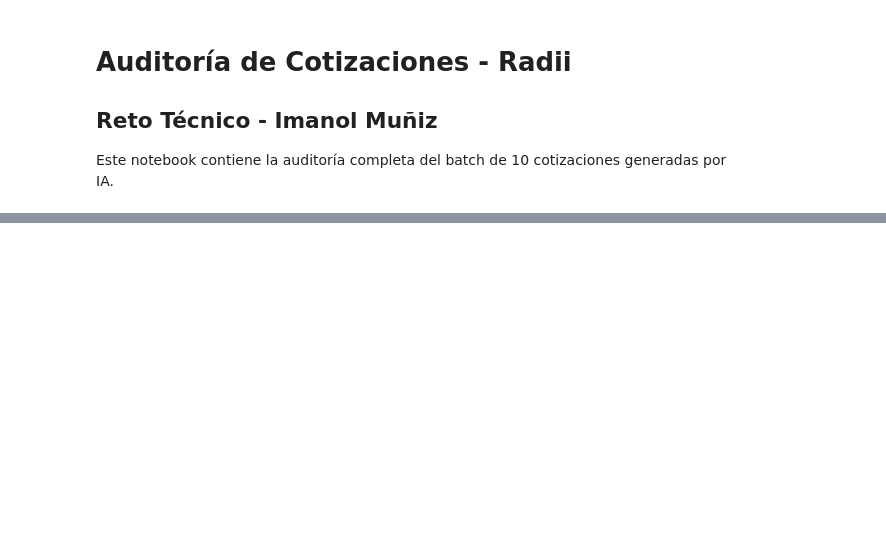
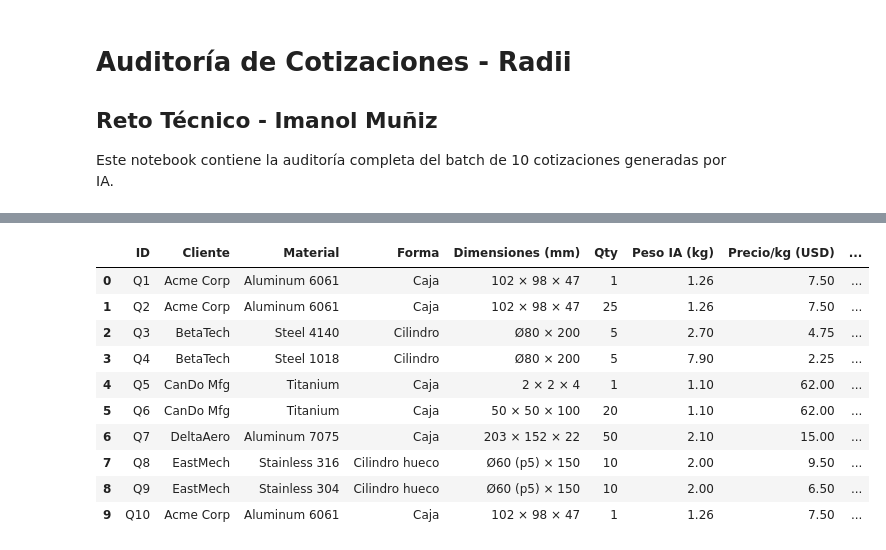
Before and after one commit to ViejoAgrio/radii_prueba_teorica, a Jupyter notebook: radii_test.ipynb, the cells around one changed output, grey strips where cells are left out. Cells and saved outputs as stored; diff of their text form; code cells hidden in the pictures; blank space fills up the shorter version.

```diff
--- a/radii_test.ipynb
+++ b/radii_test.ipynb
@@ -358,0 +191,78 @@ df_resumen
+# %%
+# Modelo realista de costo de mano de obra
+# Basado en: tiempo de maquinado estimado × tarifa horaria
+
+# Factores de complejidad por forma (horas base de maquinado)
+FACTORES_COMPLEJIDAD = {
+    'Caja': 2.5,           # Operaciones simples: 6 caras
+    'Cilindro': 1.8,       # Torneado: relativamente simple
+    'Cilindro hueco': 3.2  # Torneado + perforación interior: más complejo
+}
+
+# Tarifa horaria de maquinado CNC (USD/hora)
+TARIFA_HORA = 75  # Tarifa típica para CNC en manufactura
+
+costos_mano_obra = []
+precios_totales = []
+
+for idx, row in df_cotizaciones.iterrows():
+    forma = row['Forma']
+    peso = row['Peso calculado (kg)']
+    qty = row['Qty']
+    lead_time_dias = int(row['Lead Time'].split()[0])
+    costo_material = row['Costo material (USD)']
+    precio_IA = row['Precio Total IA']
+
+    # Tiempo base según complejidad de la forma
+    horas_base = FACTORES_COMPLEJIDAD[forma]
+
+    # Ajuste por tamaño/peso (piezas más grandes toman más tiempo)
+    # Escala logarítmica para evitar valores extremos
+    factor_peso = 1 + (math.log10(max(peso, 0.1)) * 0.3)
+
+    # Ajuste por cantidad (economías de escala)
+    # Primera pieza toma tiempo completo, las siguientes son más rápidas
+    if qty == 1:
+        factor_cantidad = 1.0
+    else:
+        # Primera pieza + resto con 70% del tiempo
+        horas_totales = horas_base + (horas_base * 0.7 * (qty - 1))
+        factor_cantidad = horas_totales / (horas_base * qty)
+
+    # Ajuste por urgencia (rush jobs)
+    factor_urgencia = 1.25 if lead_time_dias < 5 else 1.0
+
+    # Cálculo final de mano de obra
+    horas_efectivas = horas_base * factor_peso * factor_cantidad * factor_urgencia
+    costo_mano_obra = horas_efectivas * TARIFA_HORA
+
+    costos_mano_obra.append(round(costo_mano_obra, 2))
+
+    # Calcular Precio Total con margen 12% superior al de IA
+    # Primero calculamos el margen implícito de IA
+    costo_total = costo_material + costo_mano_obra
+
+    # Margen IA = (Precio IA - Costo Total) / Costo Total
+    margen_IA = (precio_IA - costo_total) / costo_total if costo_total > 0 else 0
+
+    # Nuestro margen será 12% superior (en puntos porcentuales)
+    margen_objetivo = margen_IA + 0.12
+
+    # Precio Total = Costo Total * (1 + Margen)
+    precio_total = costo_total * (1 + margen_objetivo)
+
+    precios_totales.append(round(precio_total, 2))
+
+# Agregar las nuevas columnas
+df_cotizaciones['Costo mano de obra (USD)'] = costos_mano_obra
+df_cotizaciones['Precio Total (USD)'] = precios_totales
+
+# Calcular y mostrar estadísticas
+print("Modelo de costo de mano de obra:")
+print(f"- Tarifa horaria: ${TARIFA_HORA}/hora")
+print(f"- Horas base por forma: {FACTORES_COMPLEJIDAD}")
+print(f"- Ajustes: peso, cantidad (economías de escala), urgencia (+25% si <5 días)")
+print(f"\nPrecio Total calculado con margen 12% superior al de IA")
+
+df_cotizaciones
+# %% [output]
@@ -358,0 +275,11 @@ df_resumen
+|  | ID | Cliente | Material | Forma | Dimensiones (mm) | Qty | Peso IA (kg) | Precio/kg (USD) | ... |
+| 0 | Q1 | Acme Corp | Aluminum 6061 | Caja | 102 × 98 × 47 | 1 | 1.26 | 7.50 | ... |
+| 1 | Q2 | Acme Corp | Aluminum 6061 | Caja | 102 × 98 × 47 | 25 | 1.26 | 7.50 | ... |
+| 2 | Q3 | BetaTech | Steel 4140 | Cilindro | Ø80 × 200 | 5 | 2.70 | 4.75 | ... |
+| 3 | Q4 | BetaTech | Steel 1018 | Cilindro | Ø80 × 200 | 5 | 7.90 | 2.25 | ... |
+| 4 | Q5 | CanDo Mfg | Titanium | Caja | 2 × 2 × 4 | 1 | 1.10 | 62.00 | ... |
+| 5 | Q6 | CanDo Mfg | Titanium | Caja | 50 × 50 × 100 | 20 | 1.10 | 62.00 | ... |
+| 6 | Q7 | DeltaAero | Aluminum 7075 | Caja | 203 × 152 × 22 | 50 | 2.10 | 15.00 | ... |
+| 7 | Q8 | EastMech | Stainless 316 | Cilindro hueco | Ø60 (p5) × 150 | 10 | 2.00 | 9.50 | ... |
+| 8 | Q9 | EastMech | Stainless 304 | Cilindro hueco | Ø60 (p5) × 150 | 10 | 2.00 | 6.50 | ... |
+| 9 | Q10 | Acme Corp | Aluminum 6061 | Caja | 102 × 98 × 47 | 1 | 1.26 | 7.50 | ... |
```
Also changed, not shown: parts of 22 cells of this notebook, 2 other files.
